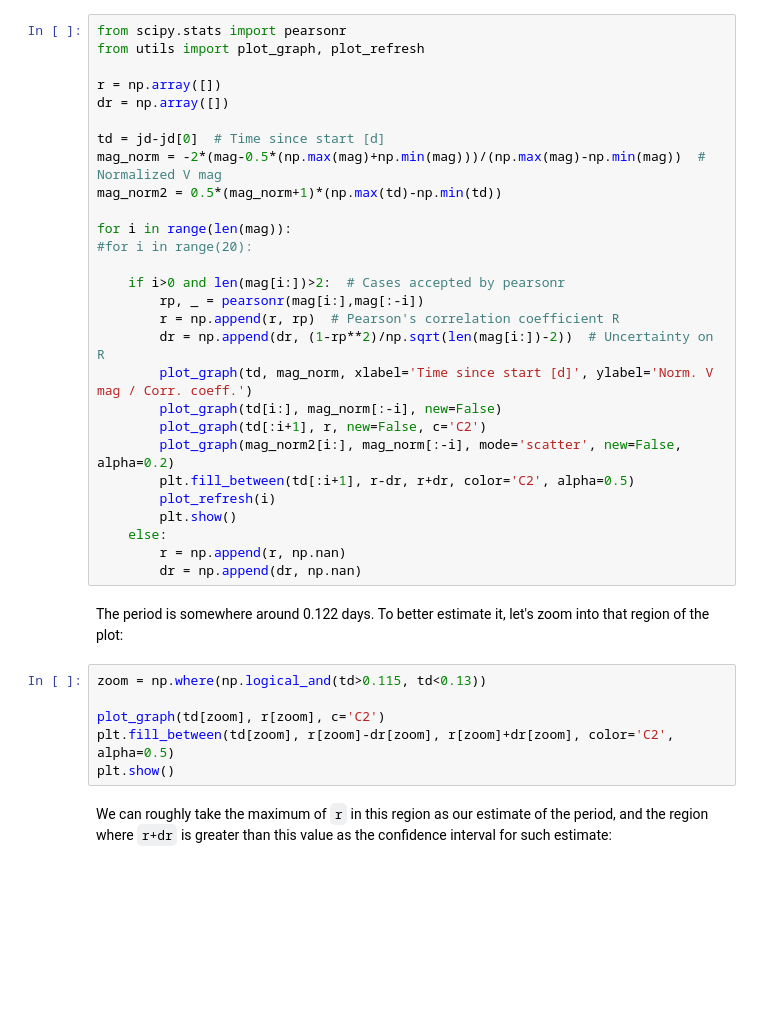
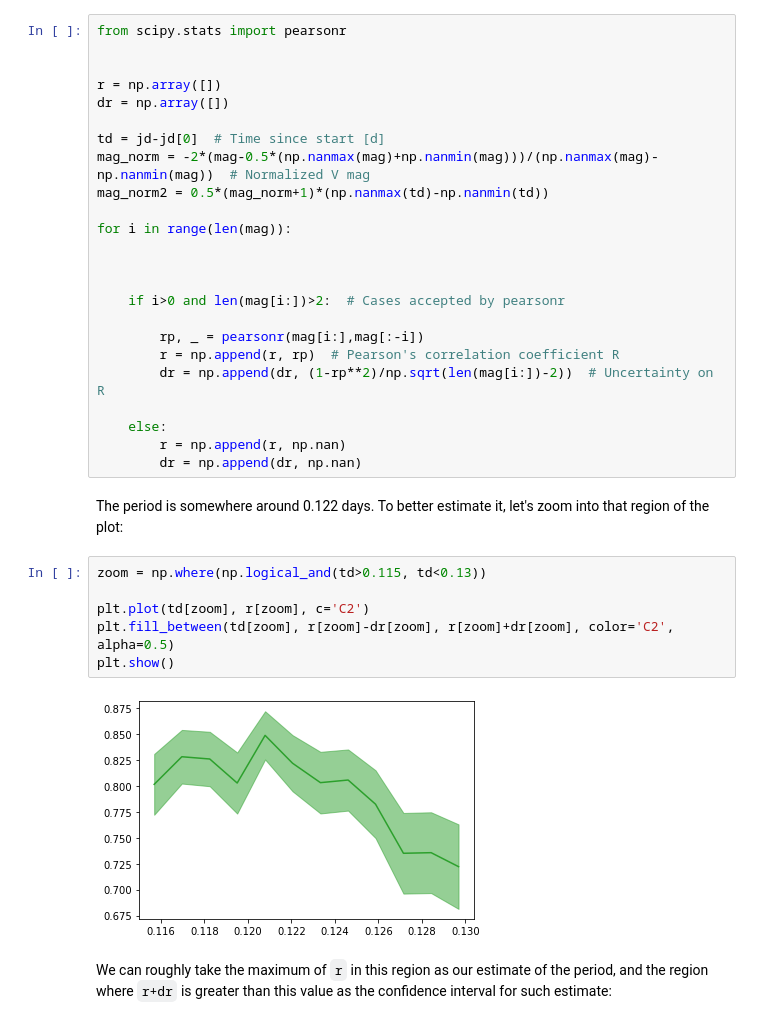
Before and after one commit to ratio999/Progetto_ab_informatiche, a Jupyter notebook: prep/analysis.ipynb, the cells around one changed output. Saved outputs shown, nothing was run; the diff lists cells and outputs as text; blank space fills up the shorter version.

````diff
--- a/prep/analysis.ipynb
+++ b/prep/analysis.ipynb
@@ -63,29 +84,25 @@ A simple way to measure the period is to slide the light curve over itself along
 We use ```pearson``` from SciPy to compute the Pearson correlation coefficient. Of course, when the curve is slid, the region where it overlaps with the original curve shrinks down, increasing the error on the correlation coefficient.
 # %%
 from scipy.stats import pearsonr
-from utils import plot_graph, plot_refresh
+
 
 r = np.array([])
 dr = np.array([])
 
 td = jd-jd[0]  # Time since start [d]
-mag_norm = -2*(mag-0.5*(np.max(mag)+np.min(mag)))/(np.max(mag)-np.min(mag))  # Normalized V mag
-mag_norm2 = 0.5*(mag_norm+1)*(np.max(td)-np.min(td))
+mag_norm = -2*(mag-0.5*(np.nanmax(mag)+np.nanmin(mag)))/(np.nanmax(mag)-np.nanmin(mag))  # Normalized V mag
+mag_norm2 = 0.5*(mag_norm+1)*(np.nanmax(td)-np.nanmin(td))
 
 for i in range(len(mag)):
-#for i in range(20):
+
+
 
     if i>0 and len(mag[i:])>2:  # Cases accepted by pearsonr
+
         rp, _ = pearsonr(mag[i:],mag[:-i])
         r = np.append(r, rp)  # Pearson's correlation coefficient R
         dr = np.append(dr, (1-rp**2)/np.sqrt(len(mag[i:])-2))  # Uncertainty on R
-        plot_graph(td, mag_norm, xlabel='Time since start [d]', ylabel='Norm. V mag / Corr. coeff.')
-        plot_graph(td[i:], mag_norm[:-i], new=False)
-        plot_graph(td[:i+1], r, new=False, c='C2')
-        plot_graph(mag_norm2[i:], mag_norm[:-i], mode='scatter', new=False, alpha=0.2)
-        plt.fill_between(td[:i+1], r-dr, r+dr, color='C2', alpha=0.5)
-        plot_refresh(i)
-        plt.show()
+
     else:
         r = np.append(r, np.nan)
         dr = np.append(dr, np.nan)
@@ -94,9 +111,11 @@ The period is somewhere around 0.122 days. To better estimate it, let's zoom int
 # %%
 zoom = np.where(np.logical_and(td>0.115, td<0.13))
 
-plot_graph(td[zoom], r[zoom], c='C2')
+plt.plot(td[zoom], r[zoom], c='C2')
 plt.fill_between(td[zoom], r[zoom]-dr[zoom], r[zoom]+dr[zoom], color='C2', alpha=0.5)
 plt.show()
+# %% [output]
+[figure, added]
 # %% [markdown]
 We can roughly take the maximum of ```r``` in this region as our estimate of the period, and the region where ```r+dr``` is greater than this value as the confidence interval for such estimate:
 # %%
````
Also changed, not shown: parts of 5 cells of this notebook, 34 other files.
